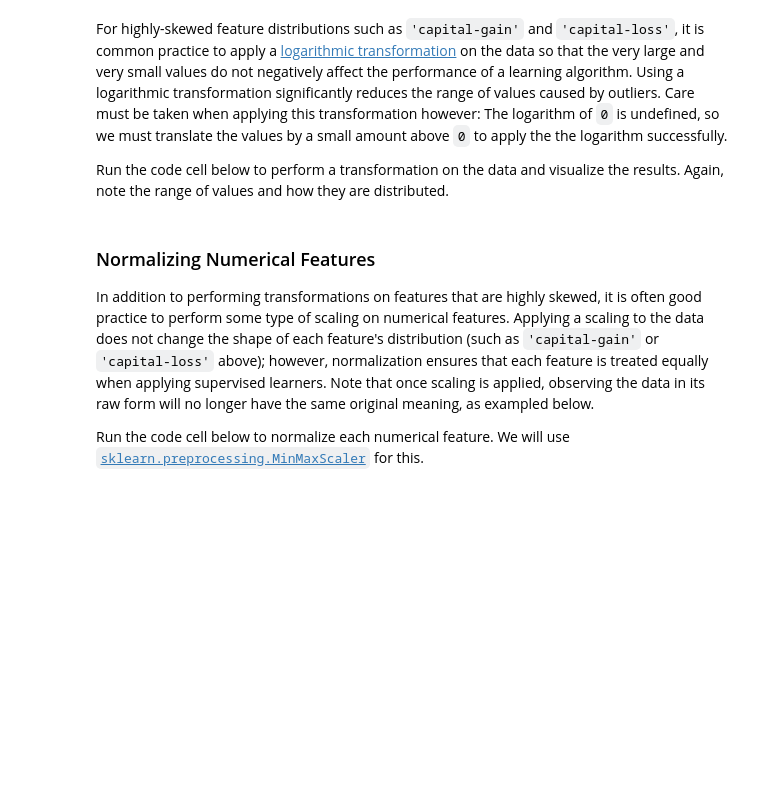
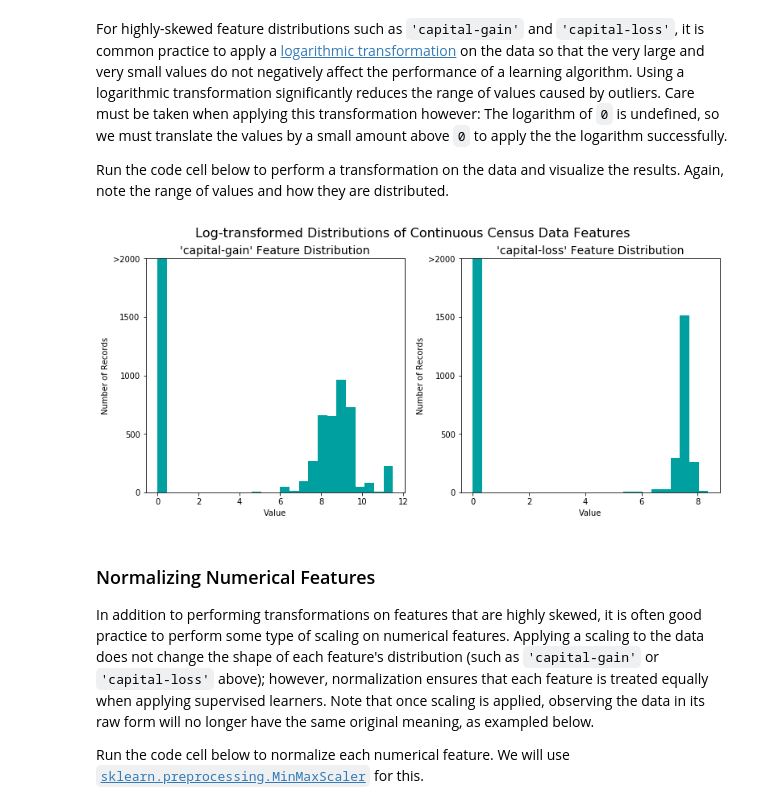
Before and after one commit to SThornewillvE/Udacity-DataScience-Nanodegree, a Jupyter notebook: 01_supervised-models_project/finding_donors.ipynb, the cells around one changed output. Cells and saved outputs as stored; diff of their text form; code cells hidden in the pictures; blank space fills up the shorter version.

```diff
--- a/01_supervised-models_project/finding_donors.ipynb
+++ b/01_supervised-models_project/finding_donors.ipynb
@@ -110,11 +122,13 @@ Run the code cell below to perform a transformation on the data and visualize th
 # %%
 # Log-transform the skewed features
 skewed = ['capital-gain', 'capital-loss']
-features_log_transformed = pd.DataFrame(data = features_raw)
-features_log_transformed[skewed] = features_raw[skewed].apply(lambda x: np.log(x + 1))
+df_X_logtf = pd.DataFrame(data = df_X_raw)
+df_X_logtf[skewed] = df_X_raw[skewed].apply(lambda x: np.log(x + 1))
 
 # Visualize the new log distributions
-vs.distribution(features_log_transformed, transformed = True)
+vs.distribution(df_X_logtf, transformed = True)
+# %% [output]
+[figure, added]
 # %% [markdown]
 ### Normalizing Numerical Features
 In addition to performing transformations on features that are highly skewed, it is often good practice to perform some type of scaling on numerical features. Applying a scaling to the data does not change the shape of each feature's distribution (such as `'capital-gain'` or `'capital-loss'` above); however, normalization ensures that each feature is treated equally when applying supervised learners. Note that once scaling is applied, observing the data in its raw form will no longer have the same original meaning, as exampled below.
```
Also changed, not shown: parts of 12 cells of this notebook.
